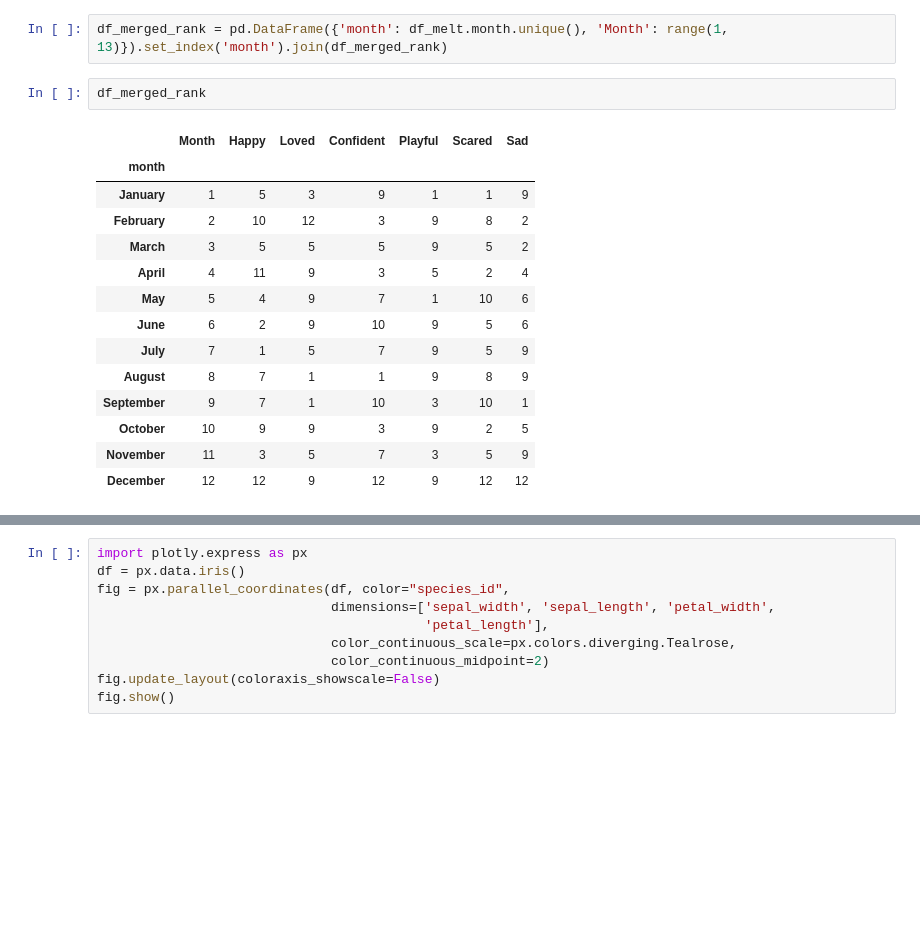
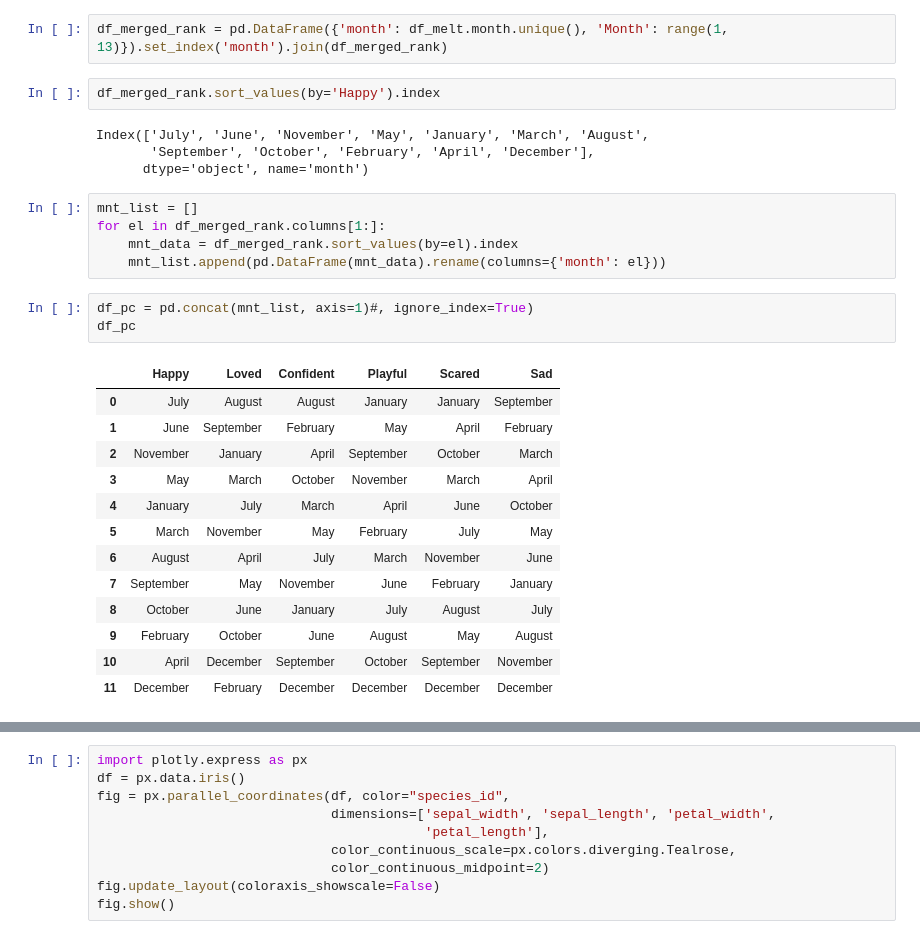
Before and after one commit to martidossi/pixel_year_app, a Jupyter notebook: notebooks/ts_chart.ipynb, the cells around one changed output, grey strips where cells are left out. Drawn from its saved outputs; the diff is of its cells as text; blank space fills up the shorter version.

```diff
--- a/notebooks/ts_chart.ipynb
+++ b/notebooks/ts_chart.ipynb
@@ -558,19 +557,30 @@ df_merged_rank
 # %%
 df_merged_rank = pd.DataFrame({'month': df_melt.month.unique(), 'Month': range(1, 13)}).set_index('month').join(df_merged_rank)
 # %%
-df_merged_rank
+df_merged_rank.sort_values(by='Happy').index
 # %% [output]
-|  | Month | Happy | Loved | Confident | Playful | Scared | Sad |
-| month |  |  |  |  |  |  |  |
-| January | 1 | 5 | 3 | 9 | 1 | 1 | 9 |
-| February | 2 | 10 | 12 | 3 | 9 | 8 | 2 |
-| March | 3 | 5 | 5 | 5 | 9 | 5 | 2 |
-| April | 4 | 11 | 9 | 3 | 5 | 2 | 4 |
-| May | 5 | 4 | 9 | 7 | 1 | 10 | 6 |
-| June | 6 | 2 | 9 | 10 | 9 | 5 | 6 |
-| July | 7 | 1 | 5 | 7 | 9 | 5 | 9 |
-| August | 8 | 7 | 1 | 1 | 9 | 8 | 9 |
-| September | 9 | 7 | 1 | 10 | 3 | 10 | 1 |
-| October | 10 | 9 | 9 | 3 | 9 | 2 | 5 |
-| November | 11 | 3 | 5 | 7 | 3 | 5 | 9 |
-| December | 12 | 12 | 9 | 12 | 9 | 12 | 12 |
+Index(['July', 'June', 'November', 'May', 'January', 'March', 'August',
+       'September', 'October', 'February', 'April', 'December'],
+      dtype='object', name='month')
+# %%
+mnt_list = []
+for el in df_merged_rank.columns[1:]:
+    mnt_data = df_merged_rank.sort_values(by=el).index
+    mnt_list.append(pd.DataFrame(mnt_data).rename(columns={'month': el}))
+# %%
+df_pc = pd.concat(mnt_list, axis=1)#, ignore_index=True)
+df_pc
+# %% [output]
+|  | Happy | Loved | Confident | Playful | Scared | Sad |
+| 0 | July | August | August | January | January | September |
+| 1 | June | September | February | May | April | February |
+| 2 | November | January | April | September | October | March |
+| 3 | May | March | October | November | March | April |
+| 4 | January | July | March | April | June | October |
+| 5 | March | November | May | February | July | May |
+| 6 | August | April | July | March | November | June |
+| 7 | September | May | November | June | February | January |
+| 8 | October | June | January | July | August | July |
+| 9 | February | October | June | August | May | August |
+| 10 | April | December | September | October | September | November |
+| 11 | December | February | December | December | December | December |
```
Also changed, not shown: parts of 14 cells of this notebook, 20 other files.
